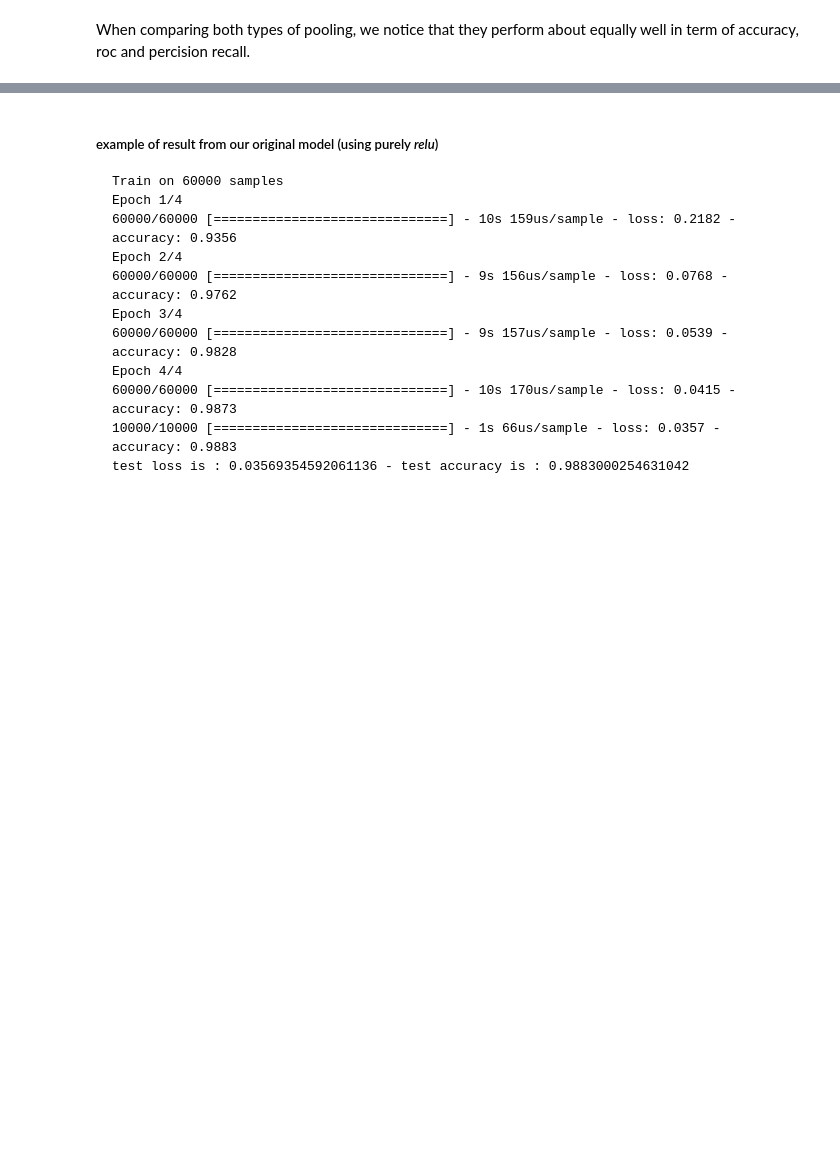
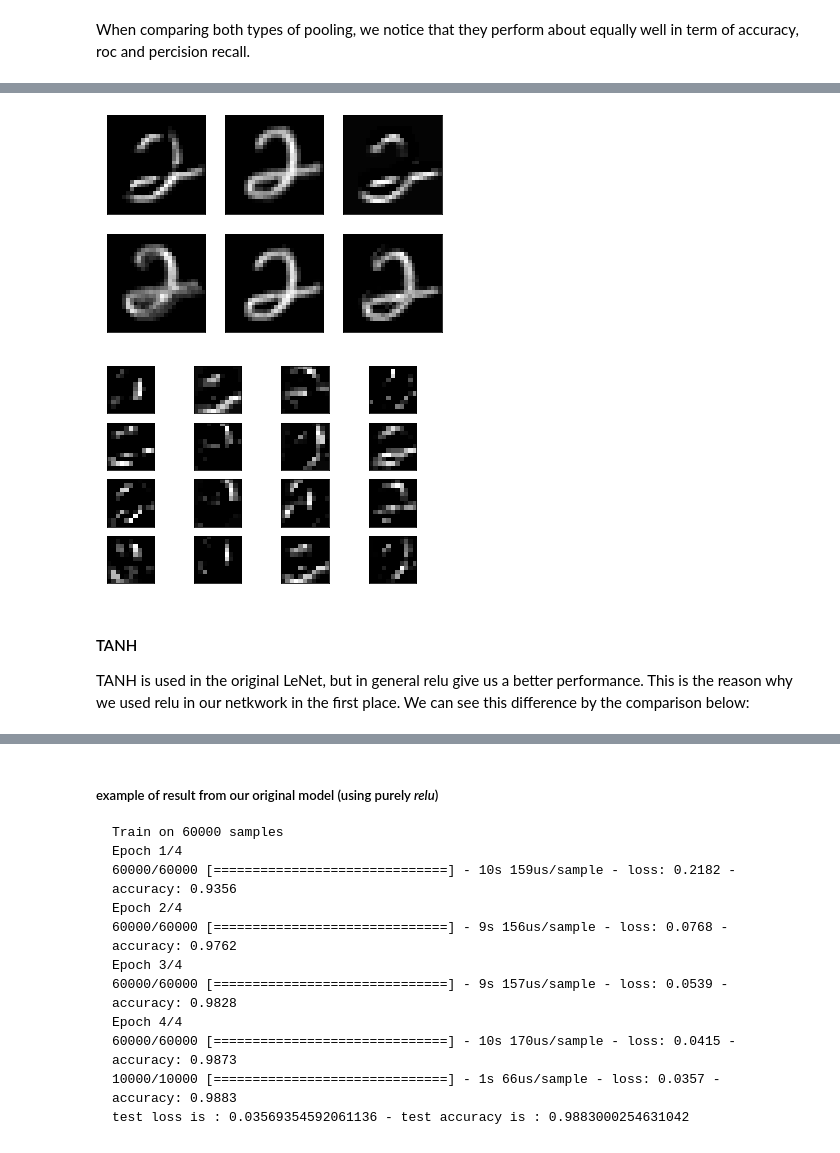
Before and after one commit to Adrieennn/CNN, a Jupyter notebook: NN.ipynb, the cells around one changed output, grey strips where cells are left out. Drawn from its saved outputs; the diff is of its cells as text; code cells hidden in the pictures; blank space fills up the shorter version.

```diff
--- a/NN.ipynb
+++ b/NN.ipynb
@@ -806,0 +813,31 @@ TANH is used in the original LeNet, but in general relu give us a better perform
+# %%
+from matplotlib import pyplot
+def display_img_cov(h,l,result):
+    ix = 1
+    for _ in range(h):
+        for _ in range(l):
+            # specify subplot and turn of axis
+            ax = pyplot.subplot(h, l, ix)
+            ax.set_xticks([])
+            ax.set_yticks([])
+            # plot filter channel in grayscale
+            pyplot.imshow(result[ :, :, ix-1], cmap='gray')
+            ix += 1
+    # show the figure
+    pyplot.show()
+# %%
+inputs = layers.Input(shape = (28,28,1))
+cov1 = layers.Conv2D(filters=6, kernel_size=(3, 3), activation='relu')(inputs)
+pooling1 = layers.AveragePooling2D()(cov1)
+cov2 = layers.Conv2D(filters=16, kernel_size=(3, 3), activation='relu')(pooling1)
+pooling2 = layers.AveragePooling2D()(cov2)
+flat = layers.Flatten()(pooling2)
+dense1 = layers.Dense(units=120, activation='relu')(flat)
+dense2 = layers.Dense(units=84, activation='relu')(dense1)
+dense3 = layers.Dense(units=10, activation = 'softmax')(dense2)
+open_mode = models.Model(inputs,dense3)
+open_mode_cov1=models.Model(inputs,cov1)
+open_mode_cov2=models.Model(inputs,cov2)
+open_mode.compile(optimizer = "adam", loss = "sparse_categorical_crossentropy",
+                metrics = ["accuracy"])
+open_mode.fit(x_train, y_train, epochs = 4)
@@ -807 +855,19 @@ TANH is used in the original LeNet, but in general relu give us a better perform
+# %%
+result1 = open_mode_cov1.predict(x_train)
+result1 = result1[16]
+
+result2 = open_mode_cov2.predict(x_train)
+result2 = result2[16]
+# %%
+display_img_cov(2,3,result1)
+
+display_img_cov(4,4,result2)
+# %% [output]
+[figure, added]
+[figure, added]
+# %% [markdown]
+#### TANH
+
+
+TANH is used in the original LeNet, but in general relu give us a better performance. This is the reason why we used relu in our netkwork in the first place. We can see this difference by the comparison below:
 # %%
```
Also changed, not shown: parts of 14 cells of this notebook.
